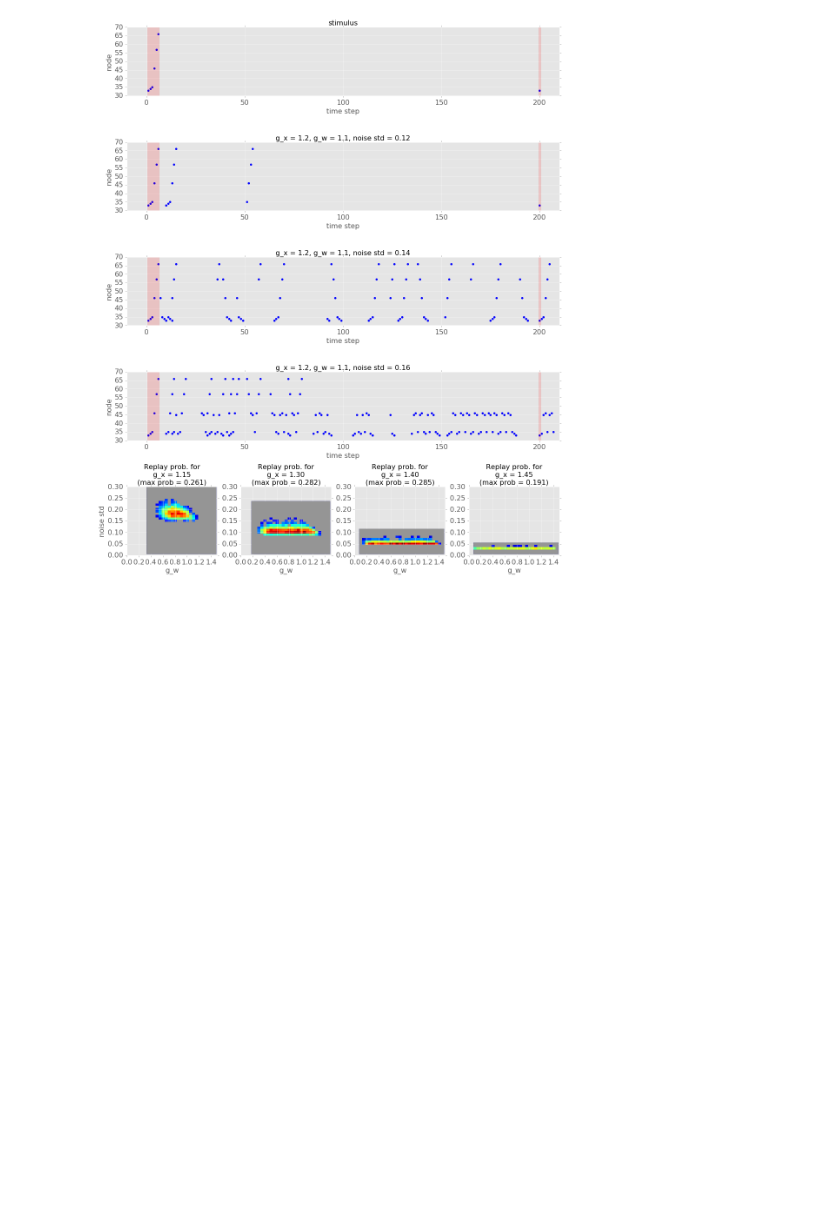
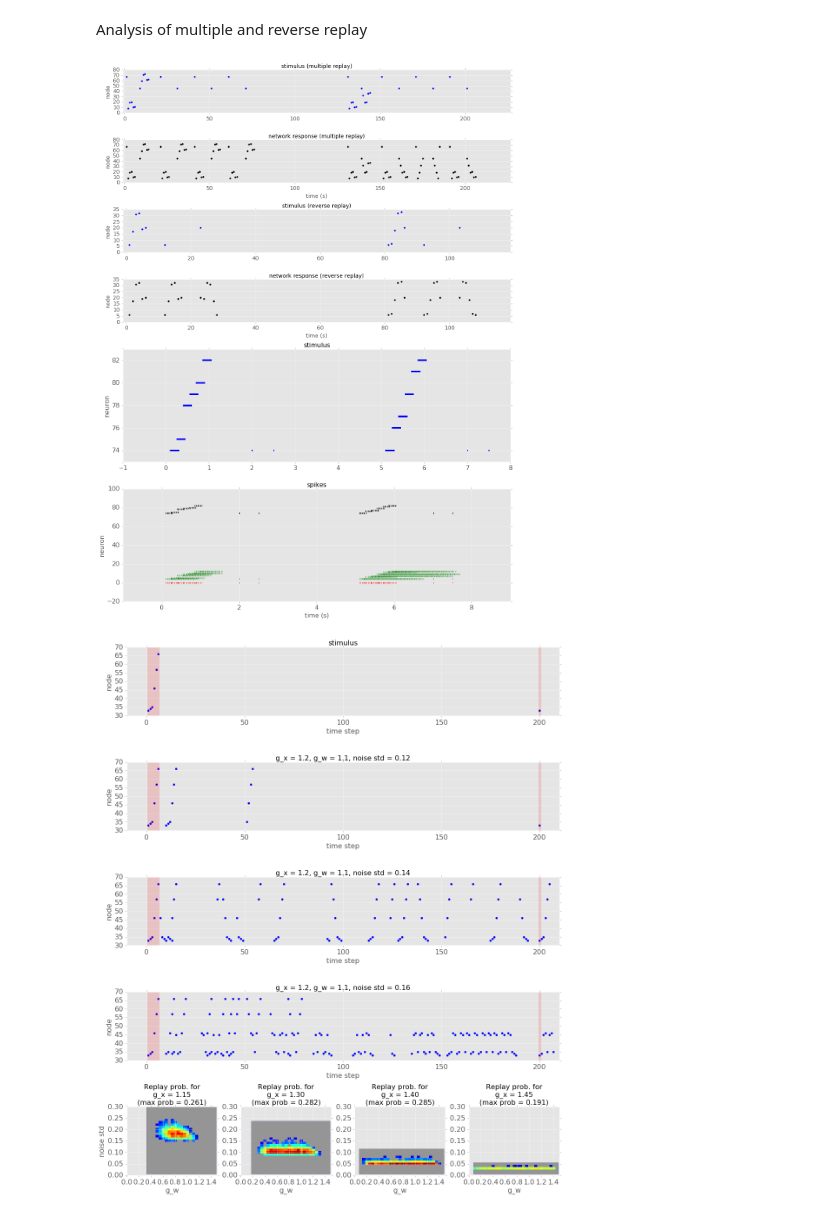
Before and after one commit to rkp8000/nothing_but_reruns, a Jupyter notebook: _paper_draft.ipynb, the cells around one changed output. Cells and saved outputs as stored; diff of their text form; code cells hidden in the pictures; blank space fills up the shorter version.

```diff
--- a/_paper_draft.ipynb
+++ b/_paper_draft.ipynb
@@ -1,3 +41,46 @@
+# %% [markdown]
+Analysis of multiple and reverse replay
+# %%
+%matplotlib inline
+import pdb
+from figures.final_paper import multiple_and_reverse_replay
+
+multiple_and_reverse_replay(
+    SEED_SIMPLIFIED=0, NETWORK_SIZE=6, V_TH=1.5, G_W=1, G_X=1, T_X=40, RP=2,
+    # multiple replay simplified demo
+    SEQ_REF=[(-3, -3), (-2, -2), (-1, -1), (-1, 1), (-2, 2), (-2, 4)],
+    SEQ_NONOVERLAP=[(1, -3), (2, -2), (3, -1), (3, 1), (2, 2), (2, 4)],
+    SEQ_OVERLAP=[(1, -3), (0, -2), (-1, -1), (-1, 1), (0, 2), (0, 4)],
+    TRIGGER_START=20, TRIGGER_END=80,
+    TRIGGER_INTERVAL=10,
+    NODE_ORDER_MULTIPLE=[
+        (-3, -3), (0, 4), (-2, -2), (0, 2), (-1, -1),
+        (-1, 1), (0, -2), (-2, 2), (1, -3), (-2, 4),
+        (3, -1), (2, -2), (1, -1), (3, 1), (2, 2), (2, 4)
+    ],
+    # reverse replay simplified demo
+    SEQ_REVS=[
+        [(-3, -3), (-2, -2), (-1, -1), (-1, 1), (-2, 2), (-2, 4)],
+        [(-3, -3), (-3, -1), (-2, 0), (-1, 1), (-1, 3), (-2, 4)],
+    ],
+    NODE_ORDER_REVERSE=[(-3, -3), (-2, -2), (-3, -1), (-2, 0), (-1, -1), (-1, 1), (-2, 2), (-1, 3), (-2, 4)],
+    # lif network
+    SEED_LIF=0, NETWORK_SIZE_LIF=4, DT=0.0001, OFFSET=5,
+    W_PP=.7, W_PM=0.03, W_PI=20, W_MP=25, W_MM=.14, W_IP=20,
+    TAU_P=0.02, TAU_M=0.02, TAU_I=0.01,
+    V_REST_P=-0.065, V_REST_M=-0.065, V_REST_I=-0.065,
+    V_TH_P=-0.045, V_TH_M=-0.045, V_TH_I=-0.045,
+    V_RESET_P=-0.065, V_RESET_M=-0.065, V_RESET_I=-0.065,
+    RP_P=0.030, RP_M=0.002, RP_I=0.002,
+    TAUS_SYN={'ampa': 0.002, 'nmda': 0.08, 'gaba': 0.005},
+    V_REVS_SYN={'ampa': 0, 'nmda': 0, 'gaba': -0.08},
+    SEQ_START=0.1, SEQ_DUR=0.2, SEQ_STAGGER=0.15, SEQ_AMP=10, SEQ_FREQ=500,
+    REPLAY_START_FOR=2, REPLAY_START_REV=2.5, REPLAY_DUR=0.01, REPLAY_AMP=1, REPLAY_FREQ=1000,
+    RESET_START=3, RESET_DUR=0.2, RESET_AMP=0, RESET_FREQ=1000,
+    BKGD_GABA_AMP=2, BKGD_GABA_FREQ=1000,
+    BKGD_GABA_AMP_MEM=0, BKGD_GABA_FREQ_MEM=60);
+# %% [output]
+[figure, added]
 # %%
 import numpy as np
 from figures.final_paper import record_extension_by_spontaneous_replay
```
Also changed, not shown: parts of 7 cells of this notebook.
